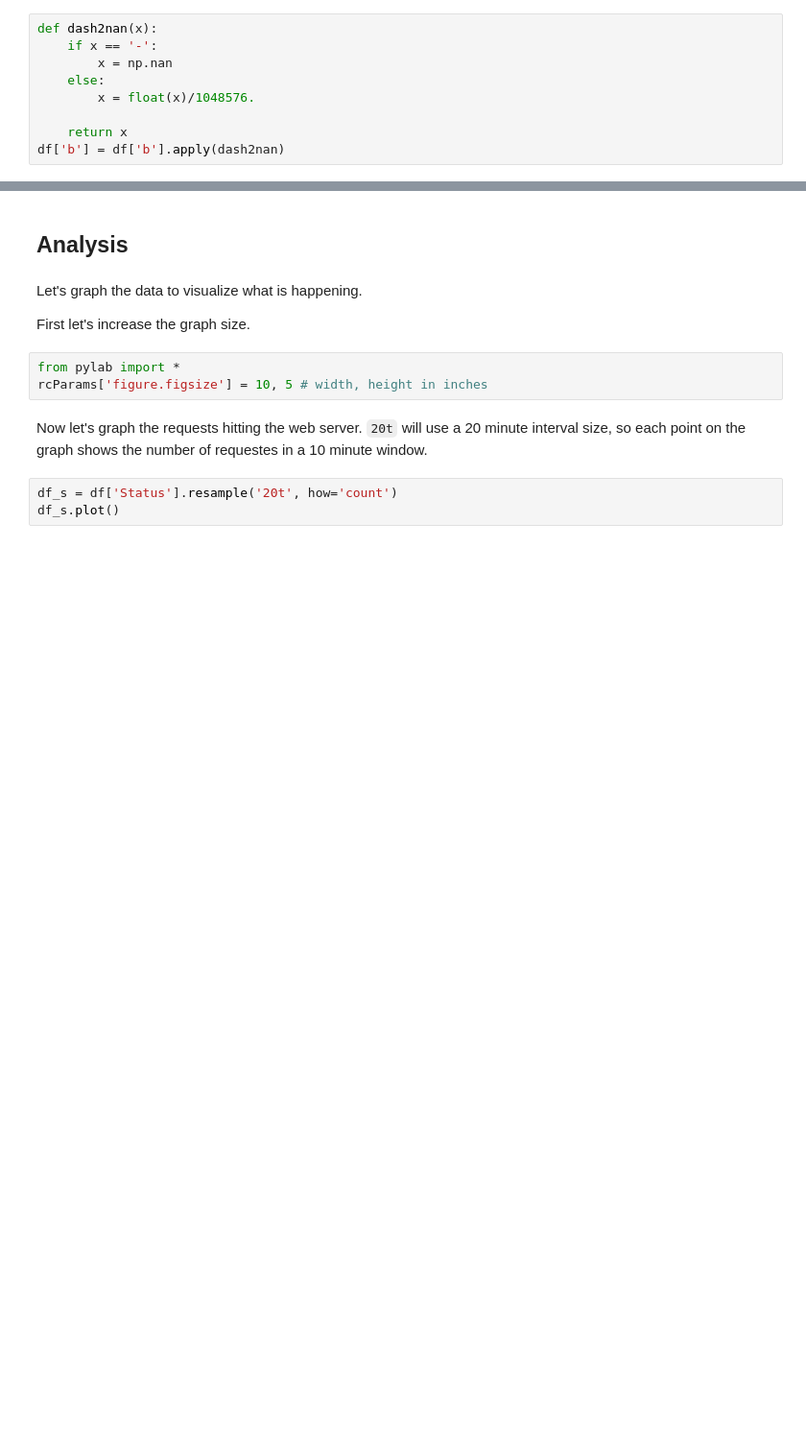
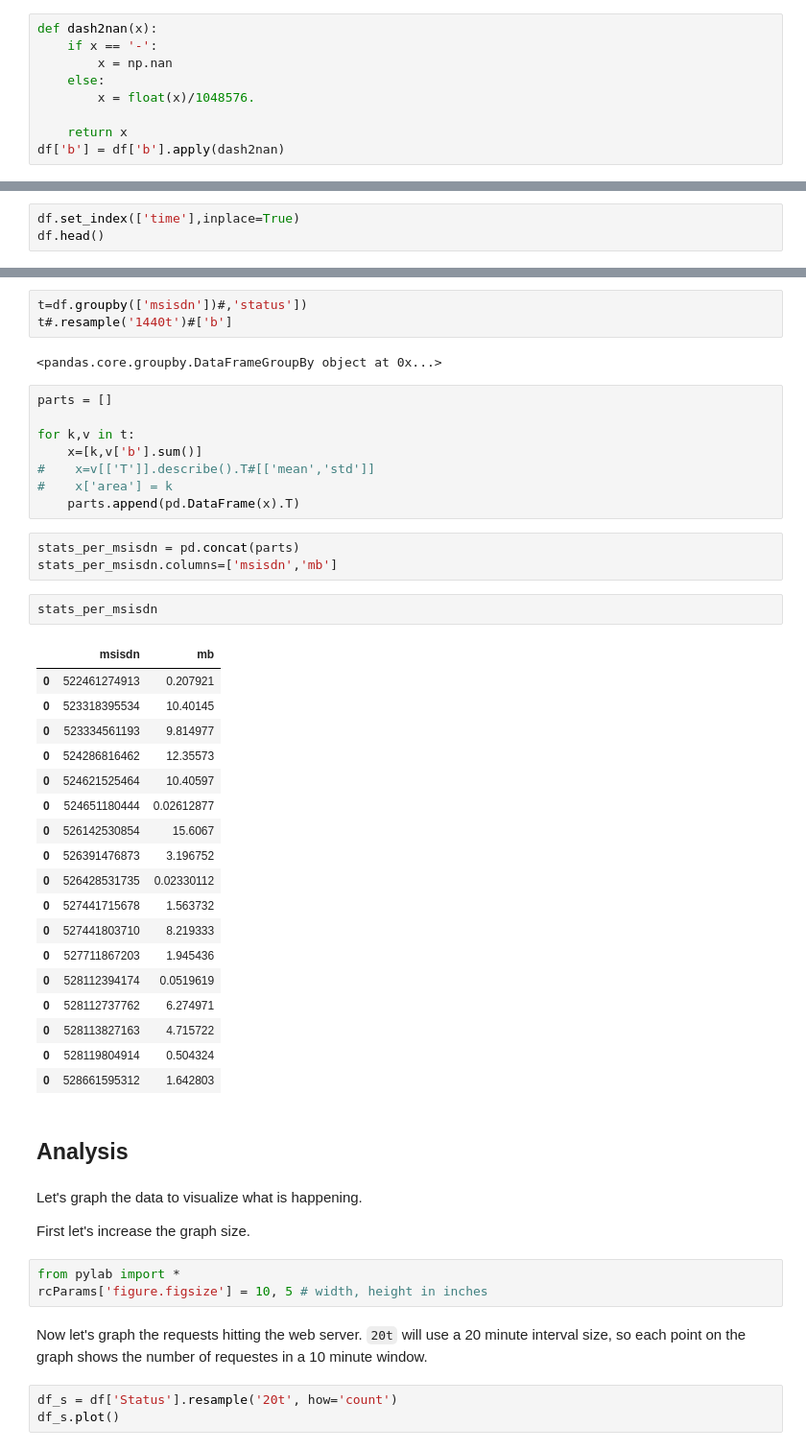
Before and after one commit to nicolasgo/_pmx, a Jupyter notebook: nginx-log-analysis.ipynb, the cells around one changed output, grey strips where cells are left out. Shown: that part at 96% size. Cells and saved outputs as stored; diff of their text form; blank space fills up the shorter version.

```diff
--- a/nginx-log-analysis.ipynb
+++ b/nginx-log-analysis.ipynb
@@ -140,0 +170,3 @@ df['b'] = df['b'].apply(dash2nan)
+# %%
+df.set_index(['time'],inplace=True)
+df.head()
@@ -141,3 +192,40 @@ df['b'] = df['b'].apply(dash2nan)
+# %%
+t=df.groupby(['msisdn'])#,'status'])
+t#.resample('1440t')#['b']
+# %% [output]
+<pandas.core.groupby.DataFrameGroupBy object at 0x...>
+# %%
+parts = []
+
+for k,v in t:
+    x=[k,v['b'].sum()]
+#    x=v[['T']].describe().T#[['mean','std']]
+#    x['area'] = k
+    parts.append(pd.DataFrame(x).T)
+# %%
+stats_per_msisdn = pd.concat(parts)
+stats_per_msisdn.columns=['msisdn','mb']
+# %%
+stats_per_msisdn
+# %% [output]
+|  | msisdn | mb |
+| 0 | 522461274913 | 0.207921 |
+| 0 | 523318395534 | 10.40145 |
+| 0 | 523334561193 | 9.814977 |
+| 0 | 524286816462 | 12.35573 |
+| 0 | 524621525464 | 10.40597 |
+| 0 | 524651180444 | 0.02612877 |
+| 0 | 526142530854 | 15.6067 |
+| 0 | 526391476873 | 3.196752 |
+| 0 | 526428531735 | 0.02330112 |
+| 0 | 527441715678 | 1.563732 |
+| 0 | 527441803710 | 8.219333 |
+| 0 | 527711867203 | 1.945436 |
+| 0 | 528112394174 | 0.0519619 |
+| 0 | 528112737762 | 6.274971 |
+| 0 | 528113827163 | 4.715722 |
+| 0 | 528119804914 | 0.504324 |
+| 0 | 528661595312 | 1.642803 |
 # %% [markdown]
 ## Analysis
 # %% [markdown]
```
Also changed, not shown: parts of 11 cells of this notebook.
